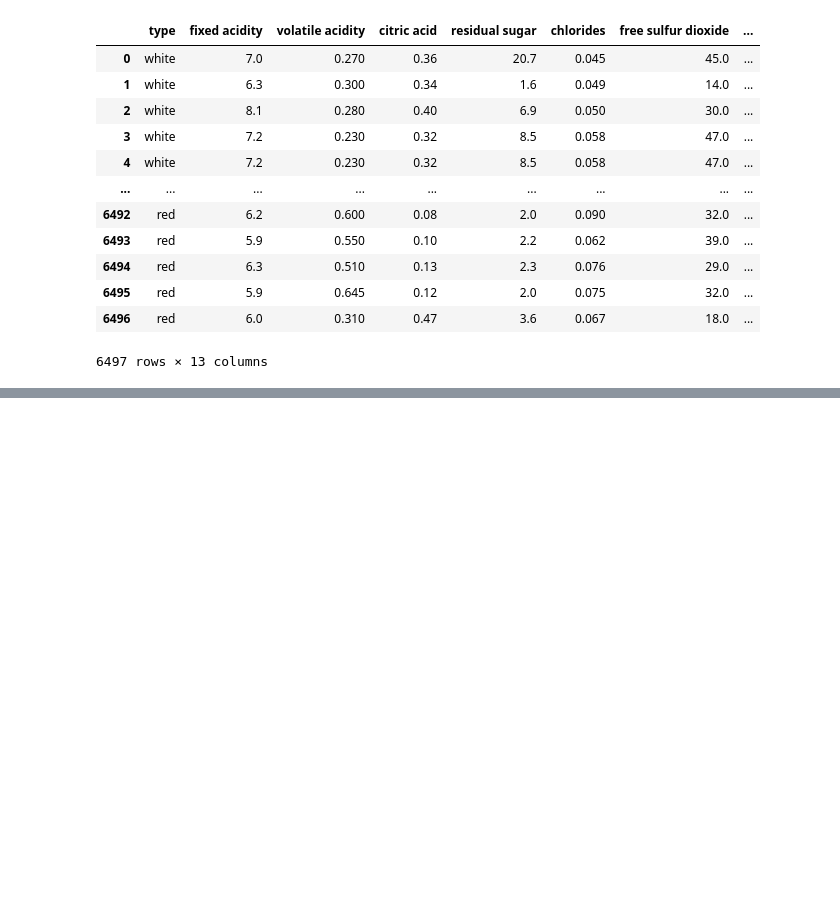
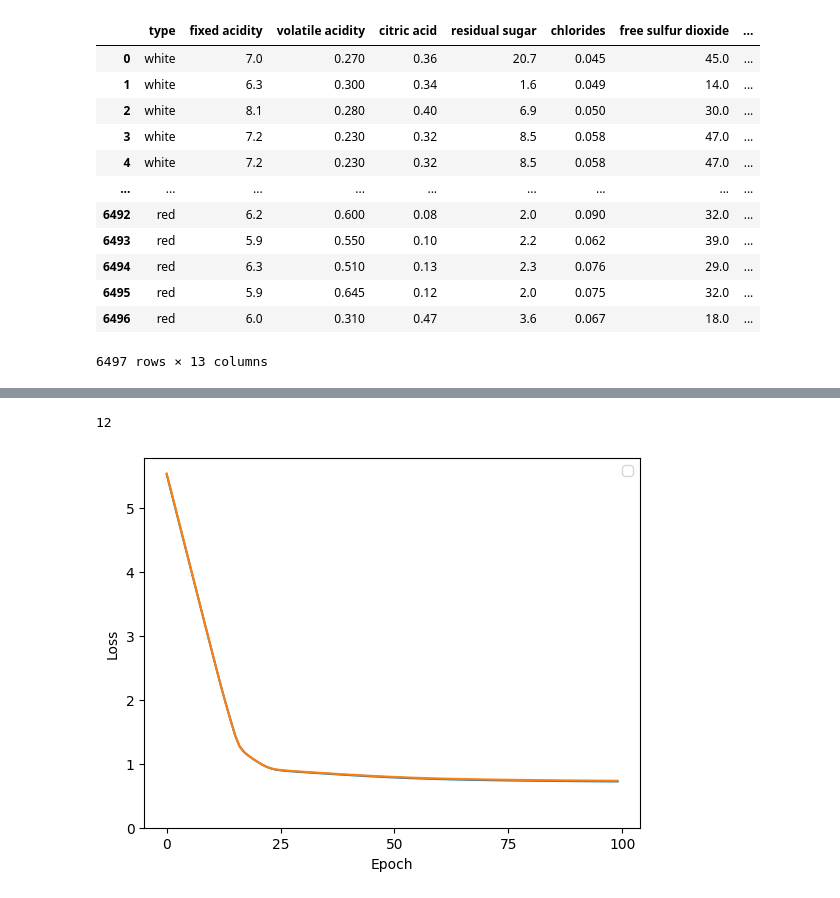
Before and after one commit to arthurpcardoso/t1-nia-winequality, a Jupyter notebook: main.ipynb, the cells around one changed output, grey strips where cells are left out. Drawn from its saved outputs; the diff is of its cells as text; code cells hidden in the pictures; blank space fills up the shorter version.

```diff
--- a/main.ipynb
+++ b/main.ipynb
@@ -101,0 +219,67 @@ RuntimeError: mat1 and mat2 shapes cannot be multiplied (32x12 and 13x1)
+# %%
+columns_to_drop = [
+    # total sulfur dioxide possui correlação grande com 'type' e com 'free sulfur dioxide'
+    # podemos então testar criar o modelo sem essa informação
+    "total sulfur dioxide"
+]
+
+x_test = x_test
+
+# Convert to PyTorch tensors
+X_train, Y_train = torch.tensor(x_train.values, dtype=torch.float32), torch.tensor(y_train.values, dtype=torch.float32)
+train_ds = TensorDataset(X_train, Y_train)
+
+X_val, Y_val = torch.tensor(x_val.values, dtype=torch.float32), torch.tensor(y_val.values, dtype=torch.float32)
+val_ds = TensorDataset(X_val, Y_val)
+
+X_test, Y_test = torch.tensor(x_test.values, dtype=torch.float32), torch.tensor(y_test.values, dtype=torch.float32)
+
+batch_size = 32
+train_loader = DataLoader(train_ds, batch_size=batch_size, shuffle=True)
+val_loader = DataLoader(val_ds, batch_size=batch_size, shuffle=False)
+
+n_features = X_val.shape[1]
+n_features
+# %% [output]
+12
+# %%
+model = LinearRegression()
+loss_fn = get_loss_fn()
+optimizer = get_optimizer(model, lr=1e-3)
+
+num_epochs = 100
+
+val_losses = []
+train_losses = []
+
+for epoch in range(num_epochs):
+    model.train()
+    for X_batch, Y_batch in train_loader:
+        preds = model(X_batch)
+        loss = loss_fn(preds, Y_batch)
+
+        optimizer.zero_grad()
+        loss.backward()
+        optimizer.step()
+
+    model.eval()
+    with torch.no_grad():
+        val_loss = loss_fn(model(X_val), Y_val)
+        train_loss = loss_fn(model(X_train), Y_train)
+    val_losses.append(val_loss)
+    train_losses.append(train_loss)
+        # val_loss = sum(loss_fn(model(X_val), torch.tensor(y_val))) / len(y_val)
+    # print(f"Epoch {epoch+1}, Validation Loss: {val_loss:.4f}")
+# %%
+plt.xlabel('Epoch')
+plt.ylabel('Loss')
+plt.xticks(np.linspace(0, num_epochs, 5))
+# plt.xticks(np.arange(0, num_epochs))
+plt.legend()
+plt.plot(val_losses, label="Validation Loss")
+plt.plot(train_losses, label="Training Loss")
+# plt.xlim(0, 10)
+plt.ylim(bottom=0)
+plt.show()
+# %% [output]
+[figure, added]
```
Also changed, not shown: parts of 13 cells of this notebook.
